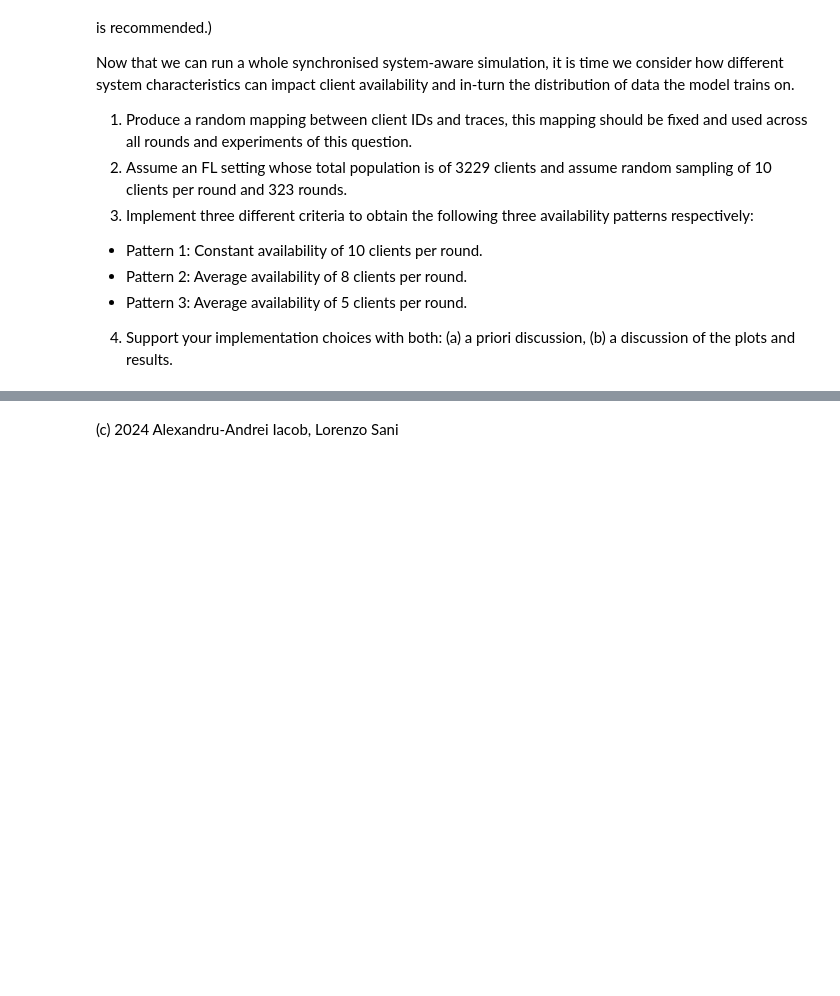
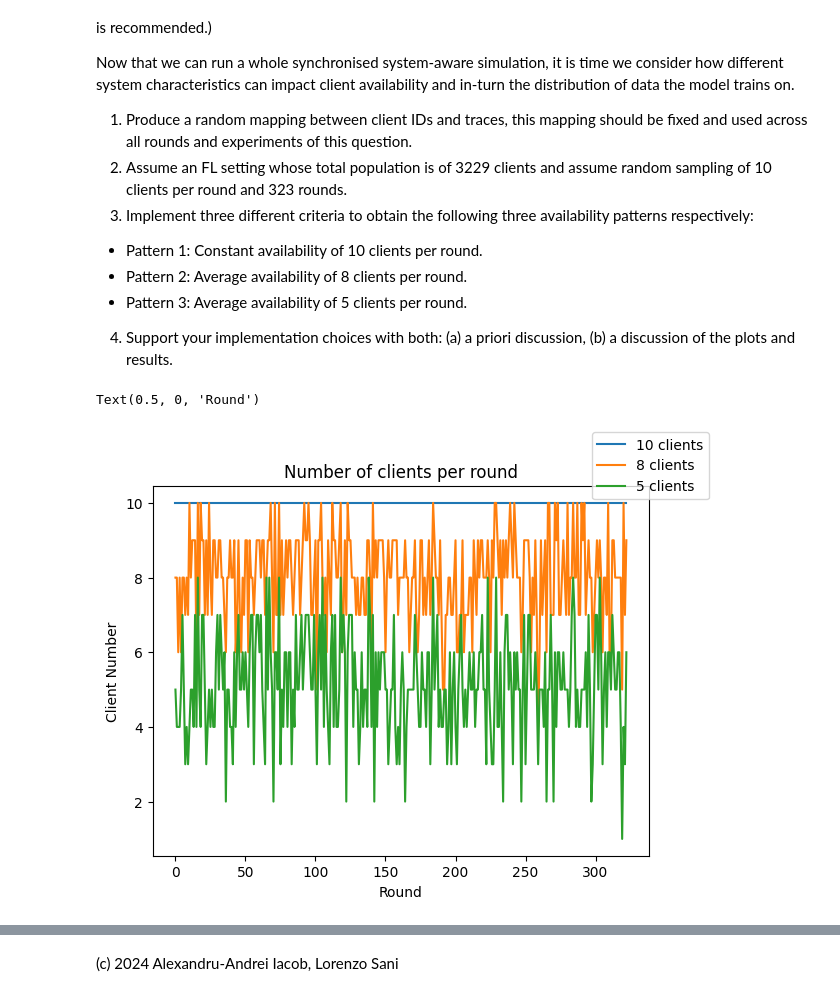
Before and after one commit to MarkHaoxiang/federated-learning, a Jupyter notebook: lab3/FL_hxl23_Lab 3.ipynb, the cells around one changed output, grey strips where cells are left out. Saved outputs shown, nothing was run; the diff lists cells and outputs as text; code cells hidden in the pictures; blank space fills up the shorter version.

```diff
--- a/lab3/FL_hxl23_Lab 3.ipynb
+++ b/lab3/FL_hxl23_Lab 3.ipynb
@@ -1275,0 +1565,34 @@ Now that we can run a whole synchronised system-aware simulation, it is time we
+# %%
+criterion = Criterion9(desired_availability_percentage=0.5)
+custom_client_manager = CustomClientManager(criterion=criterion, seed=Seeds.DEFAULT)
+server = Server(
+    client_manager=custom_client_manager,
+    strategy=strategy,
+)
+
+model_params_3, hist_3 = start_seeded_simulation(
+    client_fn=lambda cid: flower_client_with_traces_generator(cid).to_client(),
+    num_clients=num_total_clients,
+    config=ServerConfig(num_rounds=323),
+#    config=ServerConfig(num_rounds=10),
+    server=server,
+    strategy=strategy,
+    name="activity_criterion",
+)
+# %%
+numbers_1 = [len(x[1]['all']) for x in hist_1.metrics_distributed_fit['client_completion_time']]
+numbers_2 = [len(x[1]['all']) for x in hist_2.metrics_distributed_fit['client_completion_time']]
+numbers_3 = [len(x[1]['all']) for x in hist_3.metrics_distributed_fit['client_completion_time']]
+
+fig, ax = plt.subplots()
+
+ax.plot(numbers_1, label="10 clients")
+ax.plot(numbers_2, label="8 clients")
+ax.plot(numbers_3, label="5 clients")
+fig.legend()
+ax.set_title("Number of clients per round")
+ax.set_ylabel("Client Number")
+ax.set_xlabel("Round")
+# %% [output]
+Text(0.5, 0, 'Round')
+[figure, added]
```
Also changed, not shown: parts of 29 cells of this notebook.
